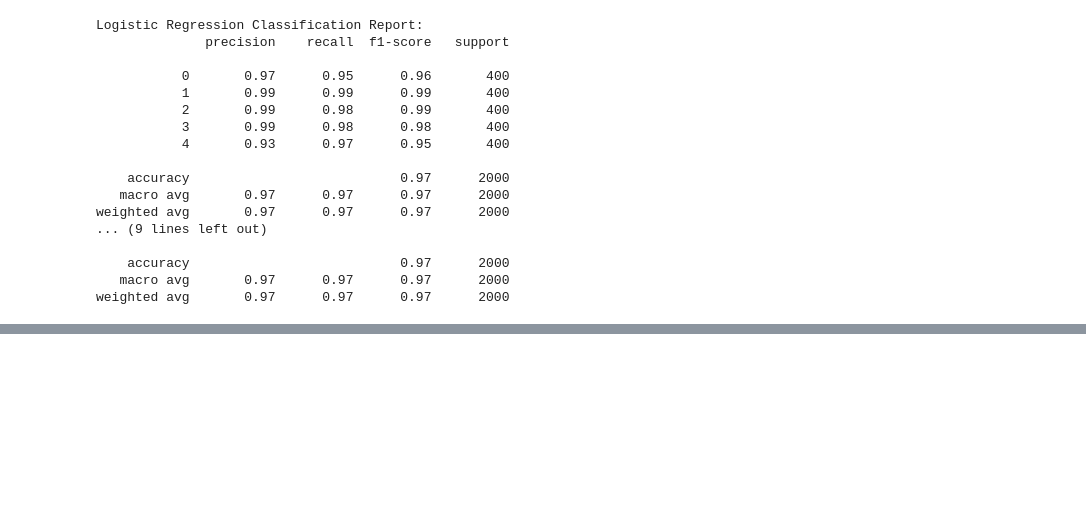
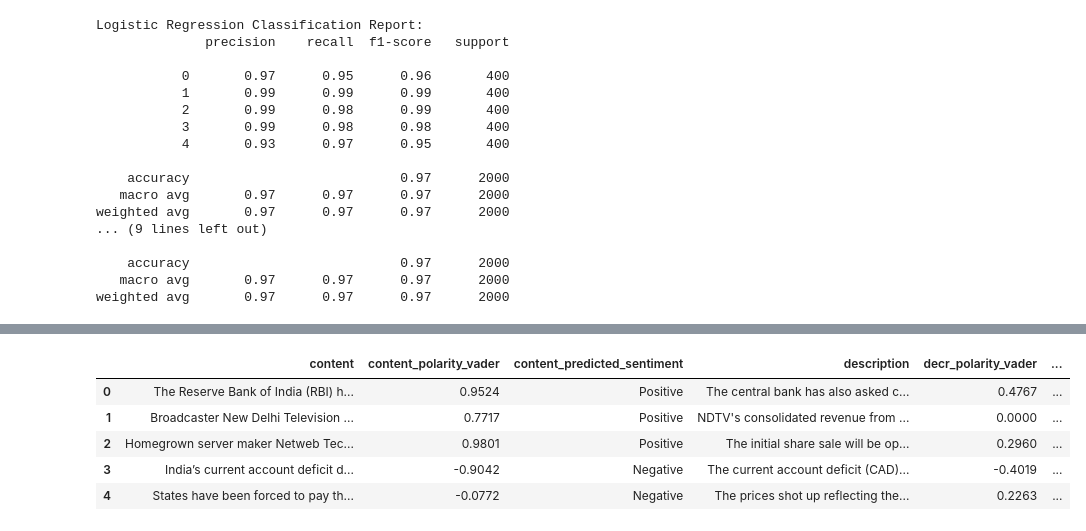
Before and after one commit to Nomathemba149/2401PTDS_Classification_Project-main, a Jupyter notebook: Classification Project Notebook.ipynb, the cells around one changed output, grey strips where cells are left out. Drawn from its saved outputs; the diff is of its cells as text; code cells hidden in the pictures; blank space fills up the shorter version.

```diff
--- a/Classification Project Notebook.ipynb
+++ b/Classification Project Notebook.ipynb
@@ -409,0 +442,21 @@ WARNING: Ignoring invalid distribution ~umpy (c:\Users\F8871487\AppData\Local\an
+# %%
+#Preprocessing For Modeling
+
+train_data['clean_content'] = train['content'].str.lower()
+train_data['clean_desr'] = train['description'].str.lower()
+
+# Tokenization - process of splitting text into individual words (tokens)
+train_data['content_tokens'] = train_data['clean_content'].apply(word_tokenize)
+train_data['descr_tokens'] = train_data['clean_desr'].apply(word_tokenize)
+
+#Stemming -  Stemming trims the ends of words, while Lemmatization reduces words to their dictionary form
+stemmer = PorterStemmer()
+train_data['stemmed_text'] = train_data['content_tokens'].apply(lambda x: ' '.join([stemmer.stem(word) for word in x]))
+train_data['stemmed_descr'] = train_data['descr_tokens'].apply(lambda x: ' '.join([stemmer.stem(word) for word in x]))
+
+# Lemmatization
+lemmatizer = WordNetLemmatizer()
+train_data['content_lemma'] = train_data['content_tokens'].apply(lambda x : ' '.join([lemmatizer.lemmatize(word) for word in x]))
+train_data['descr_lemma'] = train_data['descr_tokens'].apply(lambda x : ' '.join([lemmatizer.lemmatize(word) for word in x]))
+
+train_data[['content', 'content_tokens','stemmed_text','content_lemma']].head()
@@ -409,0 +517,9 @@ WARNING: Ignoring invalid distribution ~umpy (c:\Users\F8871487\AppData\Local\an
+# %%
+train[['content','content_polarity_vader','content_predicted_sentiment','description','decr_polarity_vader','description_predicted_sentiment']].head()
+# %% [output]
+|  | content | content_polarity_vader | content_predicted_sentiment | description | decr_polarity_vader | ... |
+| 0 | The Reserve Bank of India (RBI) h... | 0.9524 | Positive | The central bank has also asked c... | 0.4767 | ... |
+| 1 | Broadcaster New Delhi Television ... | 0.7717 | Positive | NDTV's consolidated revenue from ... | 0.0000 | ... |
+| 2 | Homegrown server maker Netweb Tec... | 0.9801 | Positive | The initial share sale will be op... | 0.2960 | ... |
+| 3 | India’s current account deficit d... | -0.9042 | Negative | The current account deficit (CAD)... | -0.4019 | ... |
+| 4 | States have been forced to pay th... | -0.0772 | Negative | The prices shot up reflecting the... | 0.2263 | ... |
```
Also changed, not shown: parts of 22 cells of this notebook.
